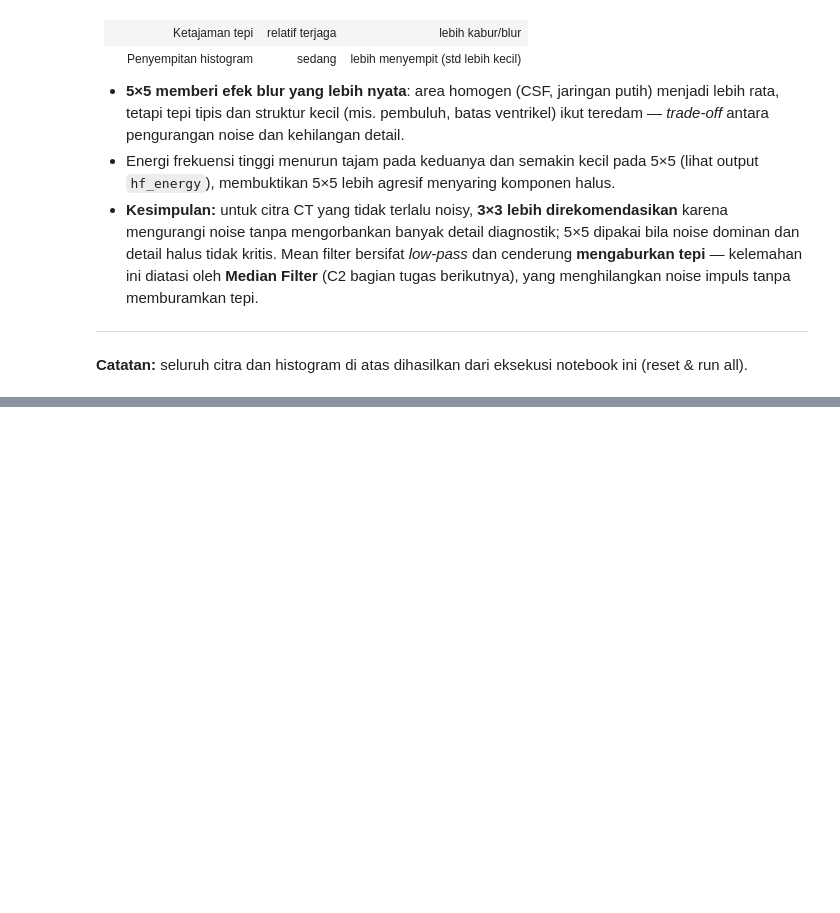
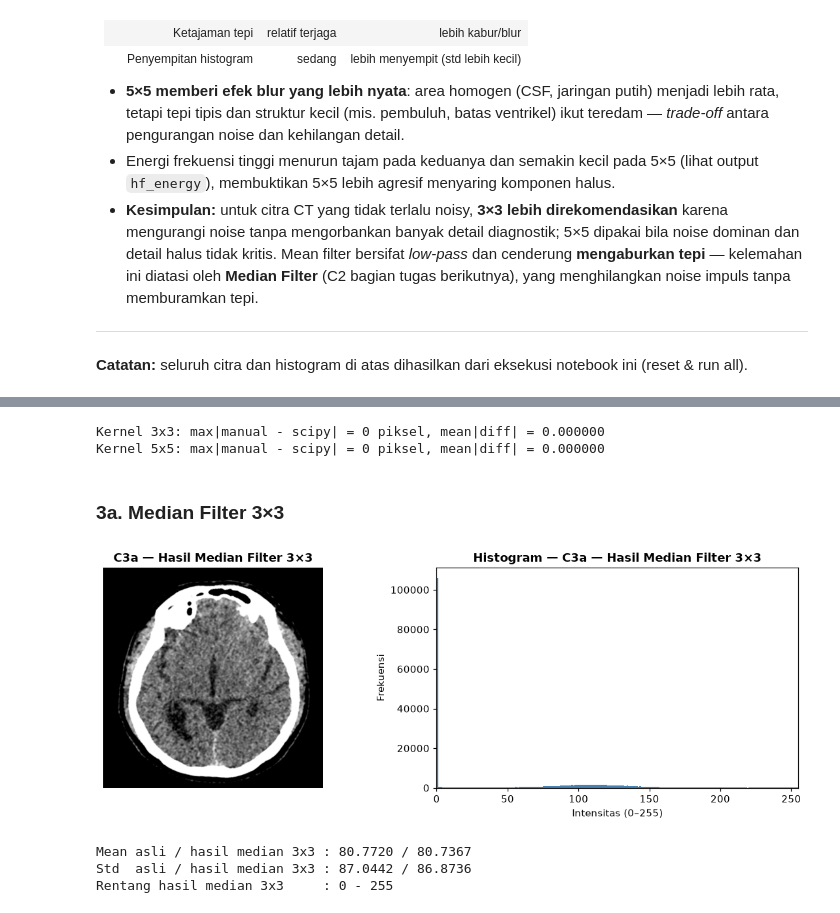
Before and after one commit to iaanne/citra-input-ref-kelompok4, a Jupyter notebook: notebook.ipynb, the cells around one changed output, grey strips where cells are left out. Drawn from its saved outputs; the diff is of its cells as text; code cells hidden in the pictures; blank space fills up the shorter version.

Commit message:
feat: soal 3 dan 4 (median filter dan perataan histogram)

```diff
--- a/notebook.ipynb
+++ b/notebook.ipynb
@@ -237,0 +261,48 @@ plt.show()
+# %%
+def median_filter(image, k):
+    """Median filter k×k secara manual (NumPy): padding reflect + median jendela.
+
+    Parameter
+    ---------
+    image : ndarray uint8, citra grayscale
+    k     : int, ukuran kernel (3, 5, ...), harus ganjil
+
+    Mengembalikan citra uint8 dengan dimensi sama.
+    """
+    assert k % 2 == 1 and k >= 3, "k harus ganjil dan >= 3"
+    radius = k // 2
+    padded = np.pad(image.astype(np.float64), radius, mode="reflect")
+
+    # Jendela bergeser k×k pada citra ter-padding, lalu ambil nilai tengahnya
+    windows = sliding_window_view(padded, (k, k))
+    out = np.median(windows, axis=(-1, -2))
+
+    return np.clip(np.rint(out), 0, 255).astype(np.uint8)
+# %%
+from scipy.ndimage import median_filter as scipy_median
+
+for k in (3, 5):
+    mine = median_filter(img, k)
+    ref = scipy_median(img, size=k, mode="reflect")
+    diff = np.abs(mine.astype(int) - ref.astype(int))
+    print(f"Kernel {k}x{k}: max|manual - scipy| = {diff.max()} piksel, "
+          f"mean|diff| = {diff.mean():.6f}")
+# %% [output]
+Kernel 3x3: max|manual - scipy| = 0 piksel, mean|diff| = 0.000000
+Kernel 5x5: max|manual - scipy| = 0 piksel, mean|diff| = 0.000000
+# %% [markdown]
+### 3a. Median Filter 3×3
+# %%
+median3 = median_filter(img, 3)
+h_med3 = hist_values(median3)
+show_image_hist(median3, "C3a — Hasil Median Filter 3×3")
+# %% [output]
+[figure, added]
+# %%
+print("Mean asli / hasil median 3x3 :", f"{img.mean():.4f} / {median3.mean():.4f}")
+print("Std  asli / hasil median 3x3 :", f"{img.std():.4f} / {median3.std():.4f}")
+print("Rentang hasil median 3x3     :", median3.min(), "-", median3.max())
+# %% [output]
+Mean asli / hasil median 3x3 : 80.7720 / 80.7367
+Std  asli / hasil median 3x3 : 87.0442 / 86.8736
+Rentang hasil median 3x3     : 0 - 255
```
Also changed, not shown: parts of 16 cells of this notebook.
